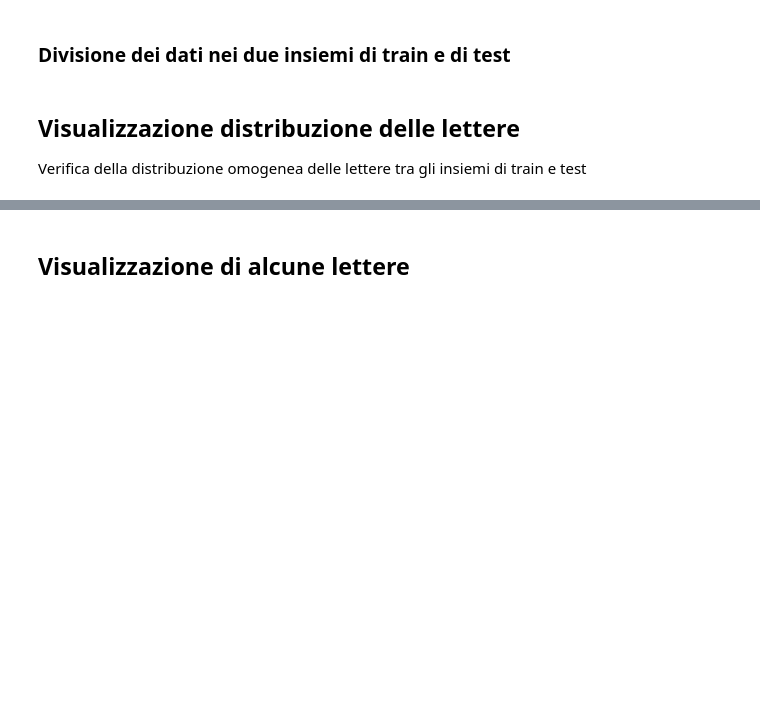
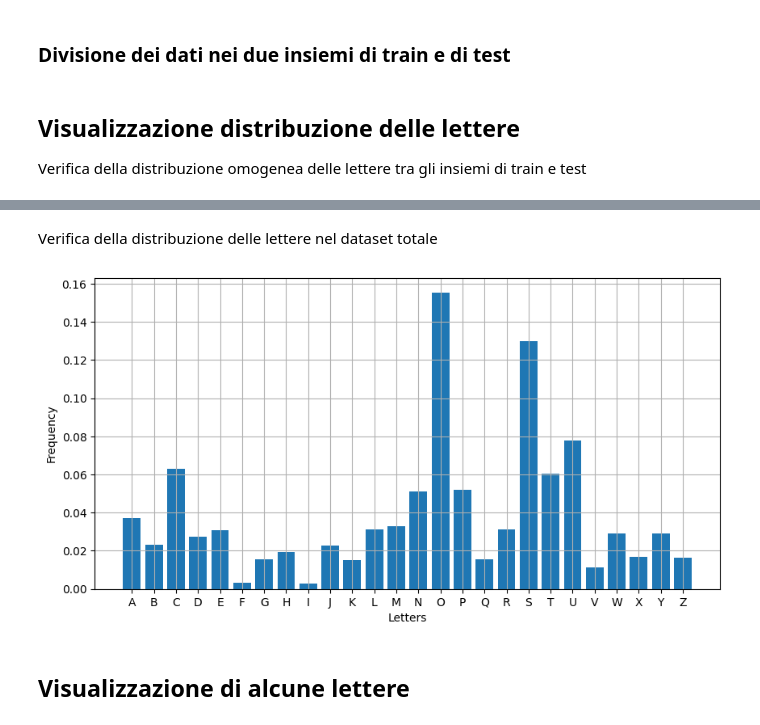
Before and after one commit to ChristianPozzoli/cnn-handwritten-alphabet-recognition, a Jupyter notebook: cnn-keras.ipynb, the cells around one changed output, grey strips where cells are left out. Saved outputs shown, nothing was run; the diff lists cells and outputs as text; code cells hidden in the pictures; blank space fills up the shorter version.

```diff
--- a/cnn-keras.ipynb
+++ b/cnn-keras.ipynb
@@ -73,3 +103,18 @@ plt.show()
+# %% [markdown]
+Verifica della distribuzione delle lettere nel dataset totale
+# %%
+count_data = np.zeros(26, dtype='int')
+for i in np.intp(data_label):
+    count_data[i] += 1
+
+letters = np.array(list(word_dict.values()))
+fig, ax = plt.subplots(1,1, figsize=(10,5))
+ax.bar(letters, count_data / data_label.shape[0])
+ax.set(xlabel="Letters", ylabel="Frequency")
+ax.grid()
+plt.show()
+# %% [output]
+[figure, added]
 # %% [markdown]
 ## Visualizzazione di alcune lettere
 # %%
```
Also changed, not shown: parts of 20 cells of this notebook, 8 other files.
